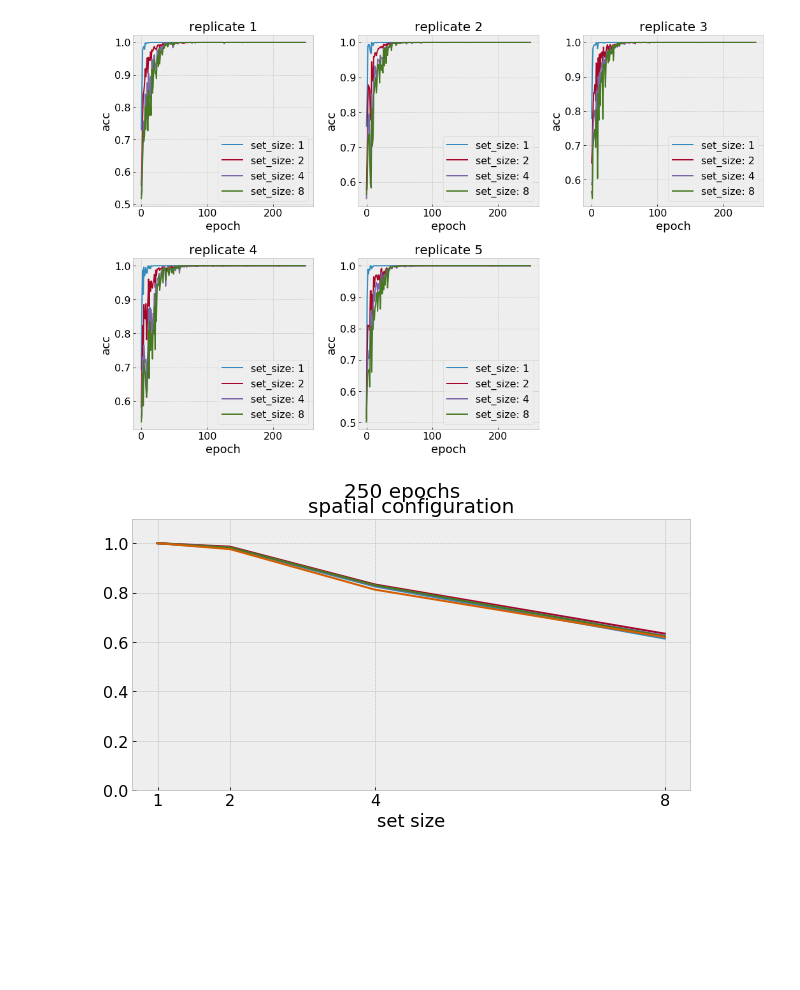
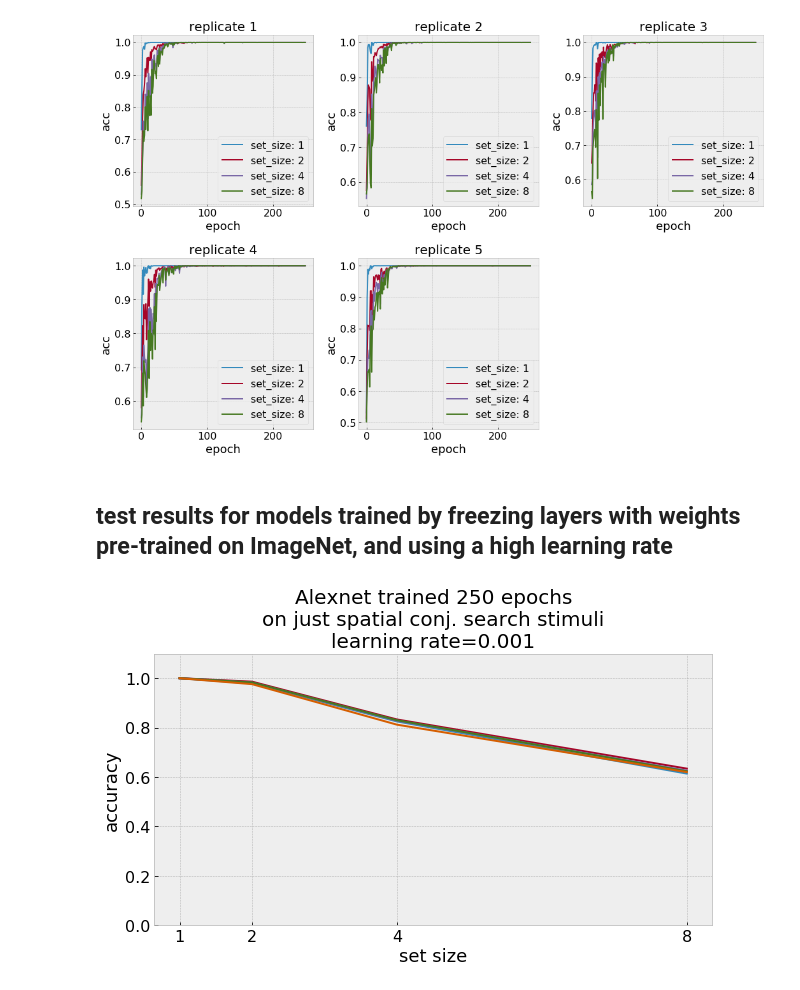
Before and after one commit to NickleDave/visual-search-nets, a Jupyter notebook: docs/notebooks/supp-info/training-history-alexnet-fine-tune-v-not.ipynb, the cells around one changed output. Cells and saved outputs as stored; diff of their text form; code cells hidden in the pictures; blank space fills up the shorter version.

Commit message:
redo/add new supp-info notebooks using searchnets.plot

```diff
--- a/docs/notebooks/supp-info/training-history.ipynb
+++ b/docs/notebooks/supp-info/training-history-alexnet-fine-tune-v-not.ipynb
@@ -6,20 +10 @@
 ### on feature visual search stimuli (red v. green vertical rectangle)
-# %%
-import os
-from glob import glob
-
-import numpy as np
-import matplotlib as mpl
-import matplotlib.pyplot as plt
-import joblib
-
-mpl.style.use('bmh')
-
-plt.rcParams['font.size'] = 18
-plt.rcParams['axes.labelsize'] = 18
-plt.rcParams['axes.labelweight'] = 'regular'
-plt.rcParams['axes.titlesize'] = 20
-plt.rcParams['xtick.labelsize'] = 16
-plt.rcParams['ytick.labelsize'] = 16
-plt.rcParams['legend.fontsize'] = 16
-plt.rcParams['figure.titlesize'] = 20
@@ -54,6 +11,6 @@ def plot_train_history(acc_dir, set_sizes=(1,2,4,8), save_as=None):
 # %%
 acc_dir = '/home/bart/Documents/repos/L2M/visual-search-nets/data/experiment_7_acc_by_epoch_by_set_size/checkpoints/feature_search_alexnet_models/acc_by_epoch_by_set_size'
-plot_train_history(acc_dir, save_as='train-history-alexnet-feature-lr0.00001.png')
+searchnets.plot.train_history(acc_dir, save_as='train-history-alexnet-feature-lr0.00001.png')
 # %% [output]
 [figure]
 # %% [markdown]
@@ -60,7 +18,7 @@ plot_train_history(acc_dir, save_as='train-history-alexnet-feature-lr0.00001.png
 ### on spatial configuration search (digital 2 v. 5)
 # %%
 acc_dir = '/home/bart/Documents/repos/L2M/visual-search-nets/data/experiment_7_acc_by_epoch_by_set_size/checkpoints/spatial_config_search_alexnet_models/acc_by_epoch_by_set_size'
-plot_train_history(acc_dir, save_as='train-history-alexnet-spatial-lr0.00001.png')
+searchnets.plot.train_history(acc_dir, save_as='train-history-alexnet-spatial-lr0.00001.png')
 # %% [output]
 [figure]
 # %% [markdown]
@@ -68,6 +26,6 @@ plot_train_history(acc_dir, save_as='train-history-alexnet-spatial-lr0.00001.png
 ### spatial configuration search (digital 2 v. 5)
 # %%
 acc_dir = '/home/bart/Documents/repos/L2M/visual-search-nets/data/experiment_8_high_LR/checkpoints/spatial_config_search_alexnet_models/acc_by_epoch_by_set_size'
-plot_train_history(acc_dir, save_as='train-history-alexnet-spatial-lr0.001.png')
+searchnets.plot.train_history(acc_dir, save_as='train-history-alexnet-spatial-lr0.001.png')
 # %% [output]
 [figure]
@@ -114,6 +32,9 @@ def plot_acc_for_sptl_conf(sptl_conf_results, epochs, set_sizes=(1, 2, 4, 8), sa
+# %% [markdown]
+## test results for models trained by freezing layers with weights pre-trained on ImageNet, and using a high learning rate
 # %%
 TEST_RESULTS_DIR = '/home/bart/Documents/repos/L2M/visual-search-nets/data/experiment_8_high_LR/results/'
 sptl_conf_results = os.path.join(TEST_RESULTS_DIR, f'spatial_config_search_alexnet_models/test_alexnet_trained_250_epochs.gz')
-plot_acc_for_sptl_conf(sptl_conf_results=sptl_conf_results, epochs=250, save_as='acc-v-set-size-alexnet-spatial-250epochs-lr0.001.png')
+title = 'Alexnet trained 250 epochs\non just spatial conj. search stimuli\nlearning rate=0.001'
+searchnets.plot.acc_v_set_size(results=sptl_conf_results, title=title, save_as='test-results-acc-v-set-size-alexnet-spatial-250epochs-lr0.001.png')
 # %% [output]
-[figure, old version]
+[figure, new version]
```
Also changed, not shown: parts of 7 cells of this notebook, 4 other files.
